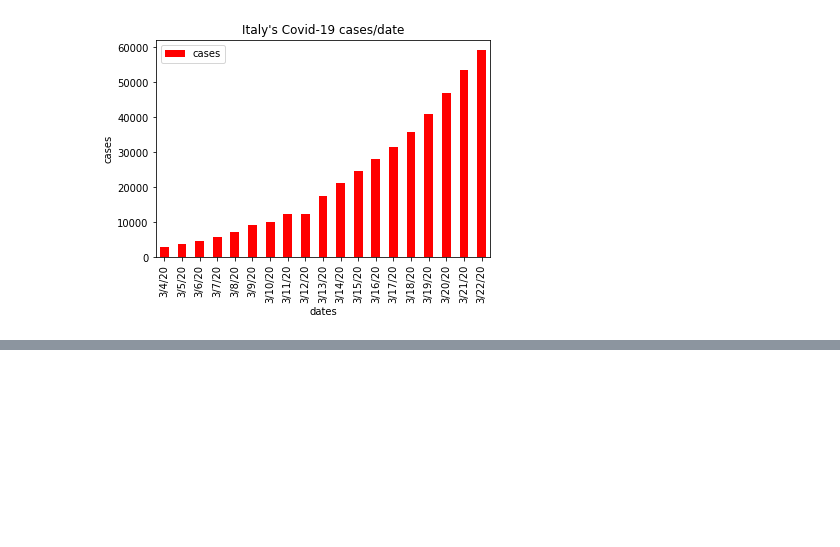
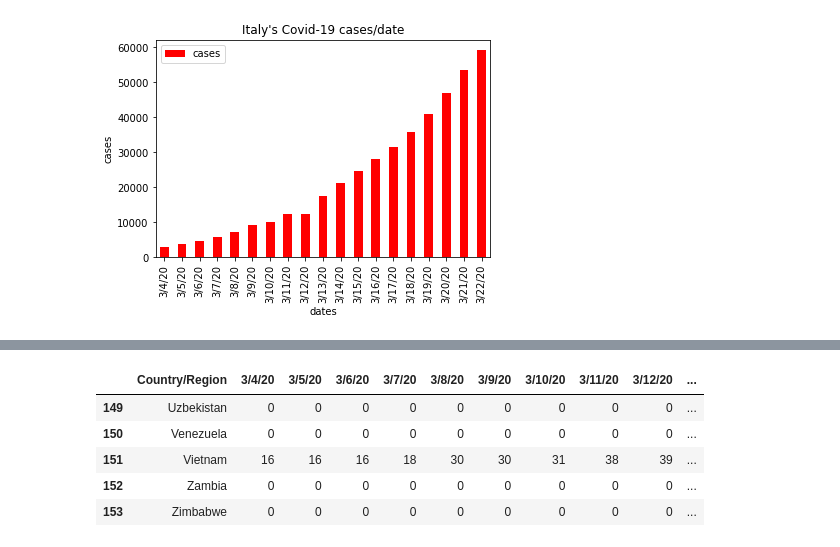
Before and after one commit to sid0312/10DaysMLChallenge, a Jupyter notebook: day1_10DaysMLChallenge_bySid.ipynb, the cells around one changed output, grey strips where cells are left out. Drawn from its saved outputs; the diff is of its cells as text; code cells hidden in the pictures; blank space fills up the shorter version.

```diff
--- a/day1_10DaysMLChallenge_bySid.ipynb
+++ b/day1_10DaysMLChallenge_bySid.ipynb
@@ -218,0 +255,9 @@ plt.show()
+# %%
+merged.tail()
+# %% [output]
+|  | Country/Region | 3/4/20 | 3/5/20 | 3/6/20 | 3/7/20 | 3/8/20 | 3/9/20 | 3/10/20 | 3/11/20 | 3/12/20 | ... |
+| 149 | Uzbekistan | 0 | 0 | 0 | 0 | 0 | 0 | 0 | 0 | 0 | ... |
+| 150 | Venezuela | 0 | 0 | 0 | 0 | 0 | 0 | 0 | 0 | 0 | ... |
+| 151 | Vietnam | 16 | 16 | 16 | 18 | 30 | 30 | 31 | 38 | 39 | ... |
+| 152 | Zambia | 0 | 0 | 0 | 0 | 0 | 0 | 0 | 0 | 0 | ... |
+| 153 | Zimbabwe | 0 | 0 | 0 | 0 | 0 | 0 | 0 | 0 | 0 | ... |
```
Also changed, not shown: parts of 14 cells of this notebook.
